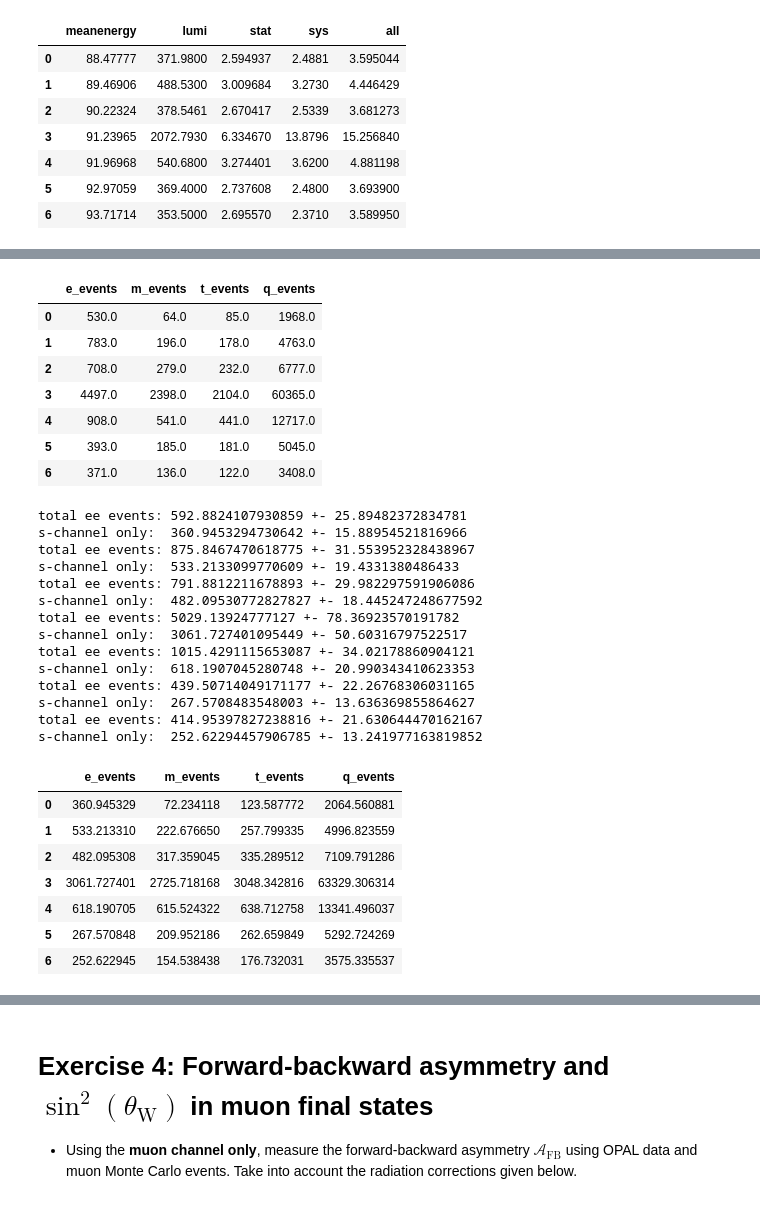
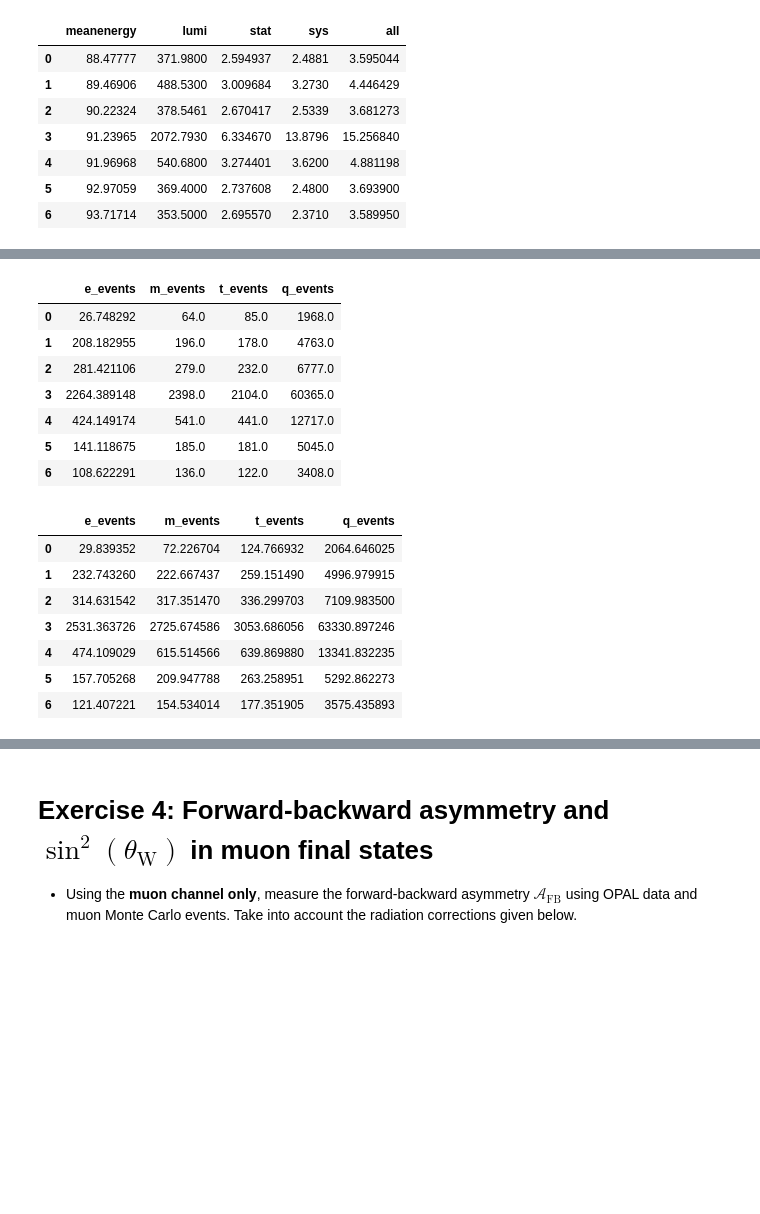
Before and after one commit to robingrether/z0-precisionmeasurement, a Jupyter notebook: z0_experiment.ipynb, the cells around one changed output, grey strips where cells are left out. Drawn from its saved outputs; the diff is of its cells as text; code cells hidden in the pictures; blank space fills up the shorter version.

```diff
--- a/z0_experiment.ipynb
+++ b/z0_experiment.ipynb
@@ -497,3 +487,19 @@ lumi_data
 | 4 | 91.96968 | 540.6800 | 3.274401 | 3.6200 | 4.881198 |
 | 5 | 92.97059 | 369.4000 | 2.737608 | 2.4800 | 3.693900 |
 | 6 | 93.71714 | 353.5000 | 2.695570 | 2.3710 | 3.589950 |
+# %%
+## apply t-s-selection to electron events
+
+# prepare array
+orig_events = np.zeros((7,4))
+orig_events_u = np.zeros((7,4))
+
+# do for all energy values
+for e, energy in enumerate(LEP_energies):
+
+    # calculate s-channel
+    s_channel_only, s_channel_only_u_stat, s_channel_only_u_sys = perform_t_s_separation(measured_electron[measured_electron['E_lep'].round(1) == energy], bins=20)
+
+    # write back to datasets
+    orig_events[e][0] = s_channel_only
+    orig_events_u[e][0] = np.sqrt(s_channel_only_u_stat**2 + s_channel_only_u_sys**2)
@@ -500,12 +535,12 @@ lumi_data
 # %%
 ## compute the number of measured events according to our selection
 
-# prepare array
-orig_events = np.zeros((7,4))
-orig_events_u = np.zeros((7,4))
-
 # do for all event types and all energy values
 for p, (particle, dataset) in enumerate(measured_datasets.items()):
+    # we already did electrons in the cell above
+    if p == 0:
+        continue
+
     for e, energy in enumerate(LEP_energies):
 
         orig_events[e][p] = np.sum(dataset['E_lep'].round(1) == energy)   # count events
@@ -518,78 +553,51 @@ pd.DataFrame(orig_events, columns = ['e_events', 'm_events', 't_events', 'q_even
 #pd.DataFrame(orig_events_u, columns = ['e_events_u', 'm_events_u', 't_events_u', 'q_events_u'])
 # %% [output]
 |  | e_events | m_events | t_events | q_events |
-| 0 | 530.0 | 64.0 | 85.0 | 1968.0 |
-| 1 | 783.0 | 196.0 | 178.0 | 4763.0 |
-| 2 | 708.0 | 279.0 | 232.0 | 6777.0 |
-| 3 | 4497.0 | 2398.0 | 2104.0 | 60365.0 |
-| 4 | 908.0 | 541.0 | 441.0 | 12717.0 |
-| 5 | 393.0 | 185.0 | 181.0 | 5045.0 |
-| 6 | 371.0 | 136.0 | 122.0 | 3408.0 |
+| 0 | 26.748292 | 64.0 | 85.0 | 1968.0 |
+| 1 | 208.182955 | 196.0 | 178.0 | 4763.0 |
+| 2 | 281.421106 | 279.0 | 232.0 | 6777.0 |
+| 3 | 2264.389148 | 2398.0 | 2104.0 | 60365.0 |
+| 4 | 424.149174 | 541.0 | 441.0 | 12717.0 |
+| 5 | 141.118675 | 185.0 | 181.0 | 5045.0 |
+| 6 | 108.622291 | 136.0 | 122.0 | 3408.0 |
 # %%
 ## correct the measured events using the inverted efficiency matrix
 
 # prepare array
 corr_events = np.zeros((7,4))
 corr_events_u = np.zeros((7,4))
 
 # do for all energy values
 for e in range(7):
 
     # calculate "true" event numbers using inverted efficiency matrix
     corr_events[e] = inverse_means @ orig_events[e]
 
     # propagate uncertainties (cannot be done in form of matrix multiplication because of the exponent 2)
     for p in range(4):
 
         # propagate uncertainties from inverted matrix
         u_correction_sum = np.sum((inverse_errors[p] * orig_events[e])**2)
 
         # propagate Poisson uncertainties
         u_poisson_sum = np.sum((inverse_means[p] * orig_events_u[e])**2)
 
         # combine uncertainties
         corr_events_u[e][p] = np.sqrt(u_correction_sum + u_poisson_sum)
 
 
-## apply t-s-selection to electron events
-
-# do for all energy values
-for e in range(7):
-
-    # calculate s-channel
-    s_channel_only, s_channel_only_u = perform_t_s_separation(corr_events[e][0], corr_events_u[e][0])
-
-    # write back to datasets
-    corr_events[e][0] = s_channel_only
-    corr_events_u[e][0] = s_channel_only_u
-
-
 # print data
 pd.DataFrame(corr_events, columns = ['e_events', 'm_events', 't_events', 'q_events'])
 #pd.DataFrame(corr_events_u, columns = ['e_events_u', 'm_events_u', 't_events_u', 'q_events_u'])
 # %% [output]
-total ee events: 592.8824107930859 +- 25.89482372834781
-s-channel only:  360.9453294730642 +- 15.88954521816966
-total ee events: 875.8467470618775 +- 31.553952328438967
-s-channel only:  533.2133099770609 +- 19.4331380486433
-total ee events: 791.8812211678893 +- 29.982297591906086
-s-channel only:  482.09530772827827 +- 18.445247248677592
-total ee events: 5029.13924777127 +- 78.36923570191782
-s-channel only:  3061.727401095449 +- 50.60316797522517
-total ee events: 1015.4291115653087 +- 34.02178860904121
-s-channel only:  618.1907045280748 +- 20.990343410623353
-total ee events: 439.50714049171177 +- 22.26768306031165
-s-channel only:  267.5708483548003 +- 13.636369855864627
-total ee events: 414.95397827238816 +- 21.630644470162167
-s-channel only:  252.62294457906785 +- 13.241977163819852
 |  | e_events | m_events | t_events | q_events |
-| 0 | 360.945329 | 72.234118 | 123.587772 | 2064.560881 |
-| 1 | 533.213310 | 222.676650 | 257.799335 | 4996.823559 |
-| 2 | 482.095308 | 317.359045 | 335.289512 | 7109.791286 |
-| 3 | 3061.727401 | 2725.718168 | 3048.342816 | 63329.306314 |
-| 4 | 618.190705 | 615.524322 | 638.712758 | 13341.496037 |
-| 5 | 267.570848 | 209.952186 | 262.659849 | 5292.724269 |
-| 6 | 252.622945 | 154.538438 | 176.732031 | 3575.335537 |
+| 0 | 29.839352 | 72.226704 | 124.766932 | 2064.646025 |
+| 1 | 232.743260 | 222.667437 | 259.151490 | 4996.979915 |
+| 2 | 314.631542 | 317.351470 | 336.299703 | 7109.983500 |
+| 3 | 2531.363726 | 2725.674586 | 3053.686056 | 63330.897246 |
+| 4 | 474.109029 | 615.514566 | 639.869880 | 13341.832235 |
+| 5 | 157.705268 | 209.947788 | 263.258951 | 5292.862273 |
+| 6 | 121.407221 | 154.534014 | 177.351905 | 3575.435893 |
 # %%
 ## calculate cross sections
 
```
Also changed, not shown: parts of 7 cells of this notebook.
